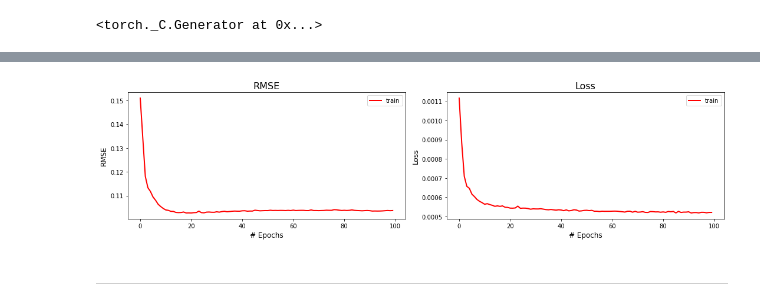
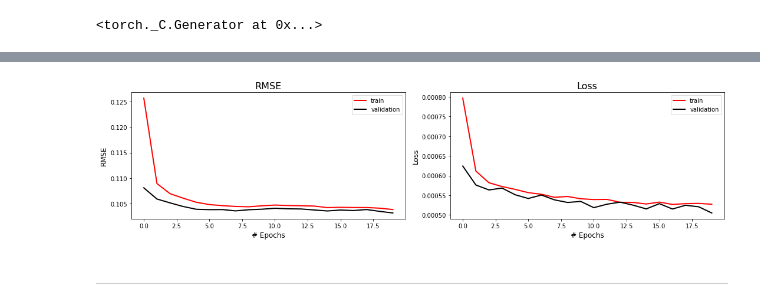
Before and after one commit to swag-kaust/Transform2022_SelfSupervisedDenoising, a Jupyter notebook: Tutorial One - Random Noise Suppression.ipynb, the cells around one changed output, grey strips where cells are left out. Cells and saved outputs as stored; diff of their text form; code cells hidden in the pictures.

```diff
--- a/Tutorial One - Random Noise Suppression.ipynb
+++ b/Tutorial One - Random Noise Suppression.ipynb
@@ -198,9 +194,17 @@ print(num_activepixels)
 # %%
+# Choose the number of epochs
+n_epochs = 20
+
+# Choose number of training samples
+n_training = 1280
+n_test = 256
+batch_size = 128
+
 # Initial train and val
 train_loss_history = np.zeros(n_epochs)
 train_accuracy_history = np.zeros(n_epochs)
-val_loss_history = np.zeros(n_epochs)
-val_accuracy_history = np.zeros(n_epochs)
+test_loss_history = np.zeros(n_epochs)
+test_accuracy_history = np.zeros(n_epochs)
 
 # Create DataLoaders fixing the generator for reproducibily
 g = torch.Generator()
@@ -329,23 +365,23 @@ Epoch 11,
 # %%
 fig,axs = plt.subplots(1,2,figsize=(15,4))
 
 axs[0].plot(train_accuracy_history, 'r', lw=2, label='train')
-# axs[0].plot(test_accuracy_history, 'k', lw=2, label='validation')
+axs[0].plot(test_accuracy_history, 'k', lw=2, label='validation')
 axs[0].set_title('RMSE', size=16)
 axs[0].set_ylabel('RMSE', size=12)
 
 axs[1].plot(train_loss_history, 'r', lw=2, label='train')
-# axs[1].plot(test_loss_history, 'k', lw=2, label='validation')
+axs[1].plot(test_loss_history, 'k', lw=2, label='validation')
 axs[1].set_title('Loss', size=16)
 axs[1].set_ylabel('Loss', size=12)
 
 
 for ax in axs:
     ax.legend()
     ax.set_xlabel('# Epochs', size=12)
 fig.tight_layout()
 # %% [output]
-[figure, old version]
+[figure, new version]
 # %% [markdown]
 ***
 # %% [markdown]
```
Also changed, not shown: parts of 19 cells of this notebook, 1 other file.
